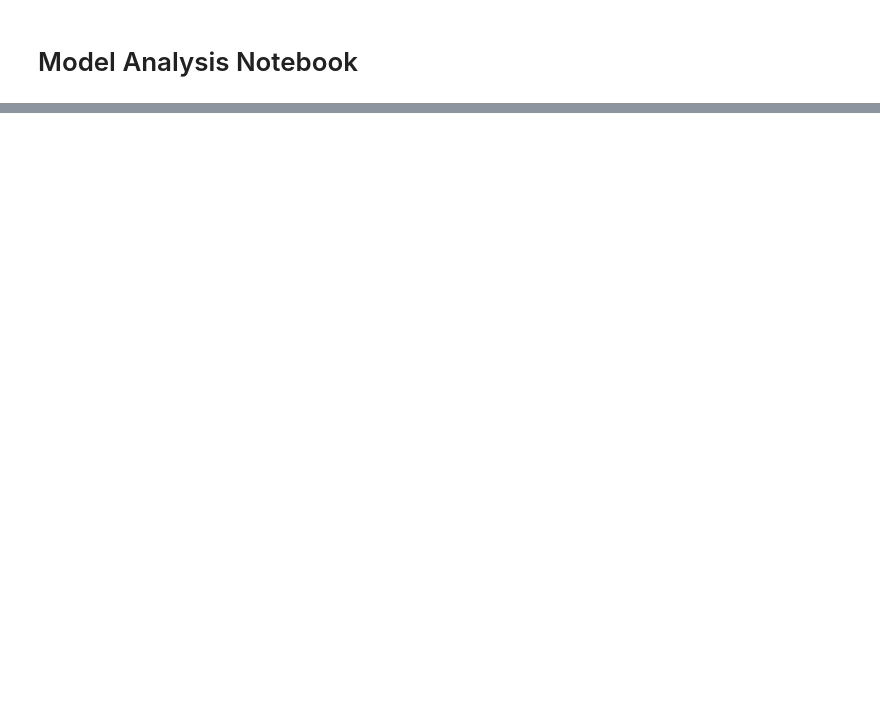
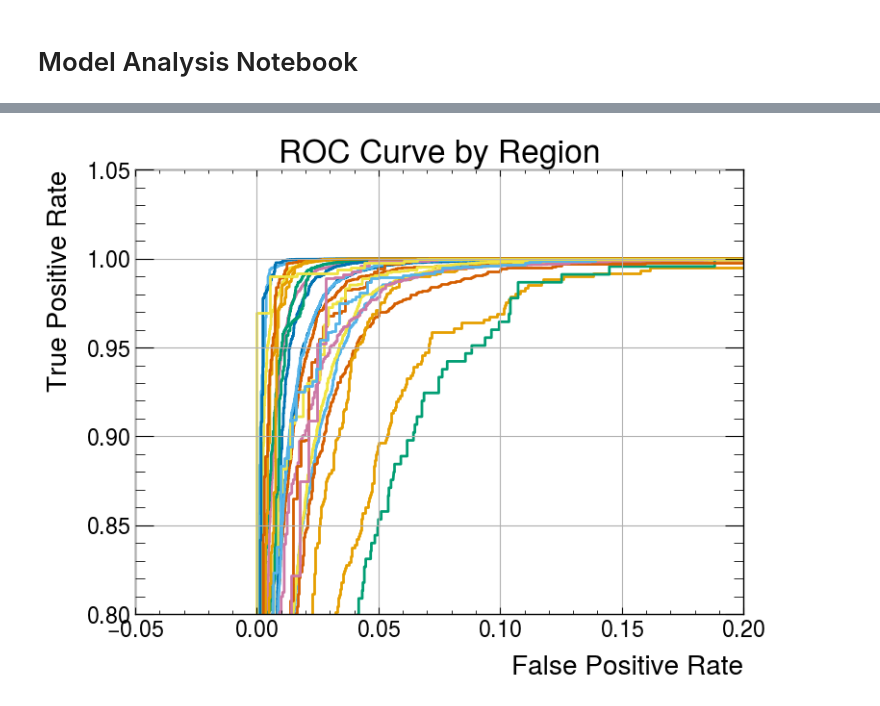
Before and after one commit to lucasbanunes/ringer-zero, a Jupyter notebook: notebooks/model_analysis_torch.ipynb, the cells around one changed output, grey strips where cells are left out. Drawn from its saved outputs; the diff is of its cells as text; code cells hidden in the pictures; blank space fills up the shorter version.

```diff
--- a/notebooks/model_analysis_torch.ipynb
+++ b/notebooks/model_analysis_torch.ipynb
@@ -45,0 +109,29 @@ merged_df.head()
+# %%
+fig, ax = plt.subplots(figsize=(8, 6))
+
+fprs = []
+tprs = []
+
+for et_left, et_right in zip(merged_df["et_bin_left"].unique(), merged_df["et_bin_right"].unique()):
+    for eta_left, eta_right in zip(merged_df["eta_bin_left"].unique(), merged_df["eta_bin_right"].unique()):
+        subset = merged_df[
+            (merged_df["et_bin_left"] == et_left)
+            & (merged_df["et_bin_right"] == et_right)
+            & (merged_df["eta_bin_left"] == eta_left)
+            & (merged_df["eta_bin_right"] == eta_right)
+        ]
+        fpr, tpr, _ = roc_curve(subset[LABEL_COL], subset["output"])
+        ax.plot(fpr, tpr, label=f"ET: [{et_left}, {et_right}), ETA: [{eta_left}, {eta_right})")
+        fprs.append(fpr)
+        tprs.append(tpr)
+
+ax.set_xlim([-.05, .2])
+ax.set_ylim([.8, 1.05])
+ax.grid()
+ax.set_xlabel("False Positive Rate")
+ax.set_ylabel("True Positive Rate")
+ax.set_title("ROC Curve by Region")
+# ax.legend()
+plt.show()
+# %% [output]
+[figure, added]
```
Also changed, not shown: parts of 7 cells of this notebook, 1 other file.
